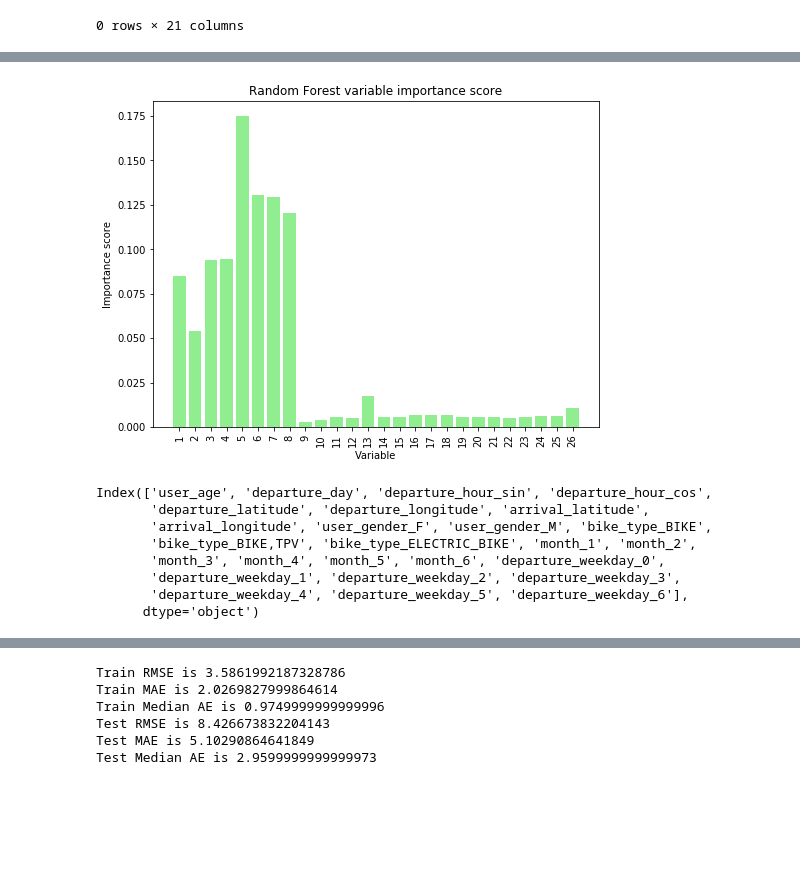
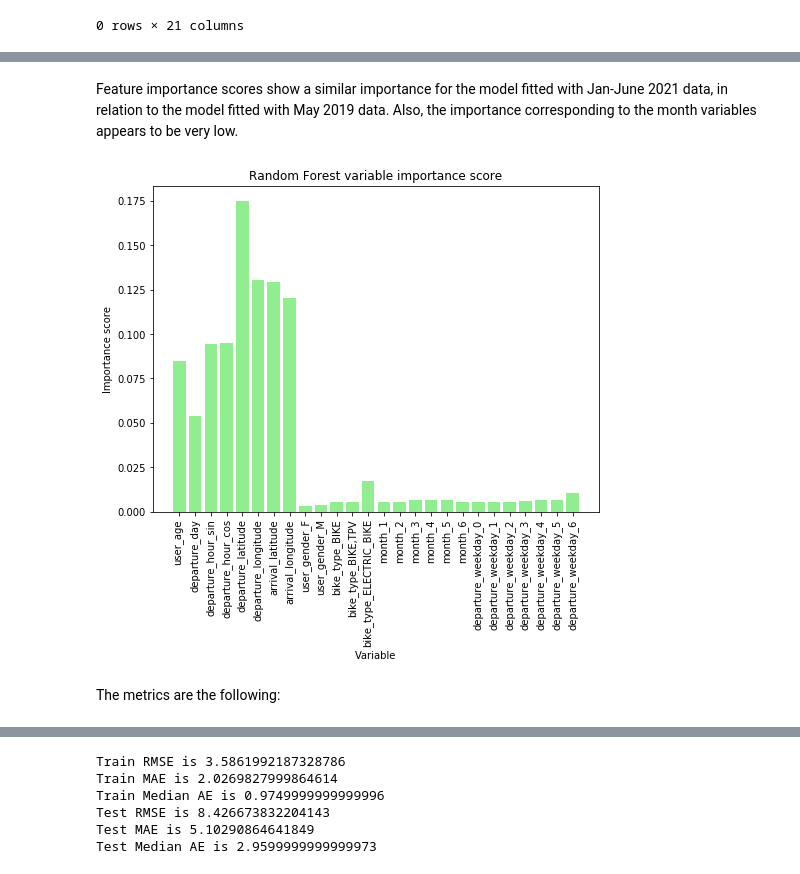
Before and after one commit to DarioDC/ECOBICI-Biketrip-Duration-Prediction, a Jupyter notebook: ECOBICI_Project.ipynb, the cells around one changed output, grey strips where cells are left out. Cells and saved outputs as stored; diff of their text form; code cells hidden in the pictures; blank space fills up the shorter version.

Commit message:
updating model

```diff
--- a/ECOBICI_Project.ipynb
+++ b/ECOBICI_Project.ipynb
@@ -256,8 +257,8 @@ import json
 
 #personal id and secret keys
 #removed from submitted jupyter notebook for security reasons
-client_id =
-client_secret =
+client_id = '2121_3dnpaafy86yock0oksckssccgw8w0c80cck4osggcoscw80gck'
+client_secret = '4pvw2xoaotgkkoccg0wks0swkkoccc8kcs0g4k8gwoccws48k4'
 #urls
 base_url = "https://pubsbapi-latam.smartbike.com"
 url_access = "{}/oauth/v2/token?client_id={}&client_secret={}&grant_type=client_credentials".format(base_url, client_id,client_secret)
@@ -654,5 +657,5 @@ df_2021["travel_time"] = (df_2021["arrival_datetime"] - df_2021["departure_datet
 # %%
 #filter out times not in (0,80] mins
 df_2021 = df_2021[(df_2021["travel_time"]>0) & (df_2021["travel_time"]<=80)]
-df_2021.reset_index(drop=True,inplace=True)
+#df_2021.reset_index(drop=True,inplace=True)
 # %%
@@ -674,8 +670,8 @@ df_2021
 # %%
 #day of the week, day of the month, and hour of the day (including minutes and seconds) are extracted from departure date-time variable
-df_2021.loc[:,"departure_weekday"] = df_2021["departure_datetime"].dt.dayofweek
-df_2021.loc[:,"departure_day"] = df_2021["departure_datetime"].dt.day
-df_2021.loc[:,"departure_hour"] = df_2021["departure_datetime"].dt.hour + (df_2021["departure_datetime"].dt.minute)/60 + (df_2021["departure_datetime"].dt.second)/3600
+df_2021["departure_weekday"] = df_2021["departure_datetime"].dt.dayofweek
+df_2021["departure_day"] = df_2021["departure_datetime"].dt.day
+df_2021["departure_hour"] = df_2021["departure_datetime"].dt.hour + (df_2021["departure_datetime"].dt.minute)/60 + (df_2021["departure_datetime"].dt.second)/3600
 # %%
 #change data types
 df_2021 = df_2021.astype(dtype={"user_age":"int8","bike":"int32","departure_station":"int16","arrival_station":"int16","month":"int8","departure_weekday":"int8","departure_day":"int8"})
@@ -694,5 +692,5 @@ df_2021[df_2021[["arrival_latitude","arrival_longitude"]].isna().any(axis=1)]
 # %%
 #observations where departure and arrival station is the same are also filtered out
 df_2021 = df_2021[df_2021["departure_station"] != df_2021["arrival_station"]]
-df_2021.reset_index(drop=True,inplace=True)
+#df_2021.reset_index(drop=True,inplace=True)
 # %% [markdown]
@@ -739,28 +730,23 @@ RandomForestRegressor(bootstrap=True, criterion='mse', max_depth=50,
                       min_weight_fraction_leaf=0.0, n_estimators=10, n_jobs=-1,
                       oob_score=False, random_state=42, verbose=1,
                       warm_start=False)
+# %% [markdown]
+Feature importance scores show a similar importance for the model fitted with Jan-June 2021 data, in relation to the model fitted with May 2019 data. Also, the importance corresponding to the month variables appears to be very low.
 # %%
 #feature importance
 figure = plt.figure(figsize=(8,6))
 imp = rf_2021.feature_importances_
 plt.bar(range(1,len(imp)+1),imp,color="lightgreen")
-plt.xticks(range(1,len(imp)+1),rotation="vertical")#,labels=[col for col in X_train.columns])
+plt.xticks(range(1,len(imp)+1),rotation="vertical",labels=[col for col in X_train.columns])
 plt.ylabel("Importance score")
 plt.xlabel("Variable")
 plt.title("Random Forest variable importance score")
 plt.savefig("importance.png")
 plt.show()
-print(X_train.columns)
 # %% [output]
-[figure, old version]
+[figure, new version]
-Index(['user_age', 'departure_day', 'departure_hour_sin', 'departure_hour_cos',
-       'departure_latitude', 'departure_longitude', 'arrival_latitude',
-       'arrival_longitude', 'user_gender_F', 'user_gender_M', 'bike_type_BIKE',
-       'bike_type_BIKE,TPV', 'bike_type_ELECTRIC_BIKE', 'month_1', 'month_2',
-       'month_3', 'month_4', 'month_5', 'month_6', 'departure_weekday_0',
-       'departure_weekday_1', 'departure_weekday_2', 'departure_weekday_3',
-       'departure_weekday_4', 'departure_weekday_5', 'departure_weekday_6'],
-      dtype='object')
+# %% [markdown]
+The metrics are the following:
 # %%
 #predictions
 rf_2021_train_pred = rf_2021.predict(X_train)
```
Also changed, not shown: parts of 79 cells of this notebook.
